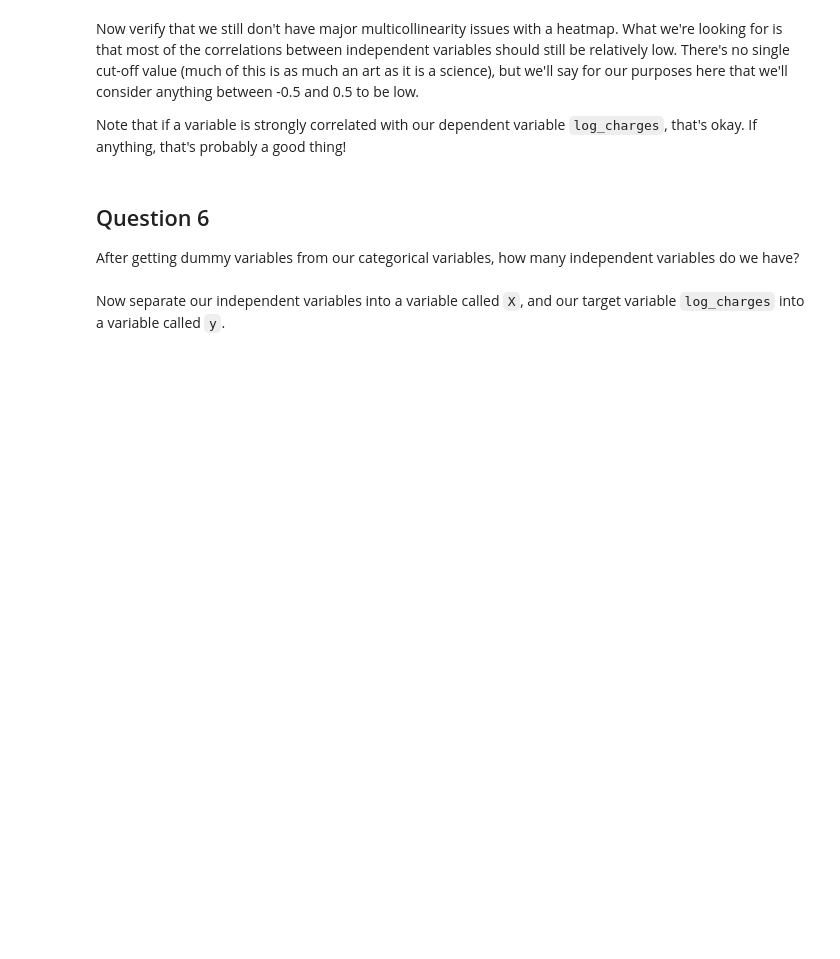
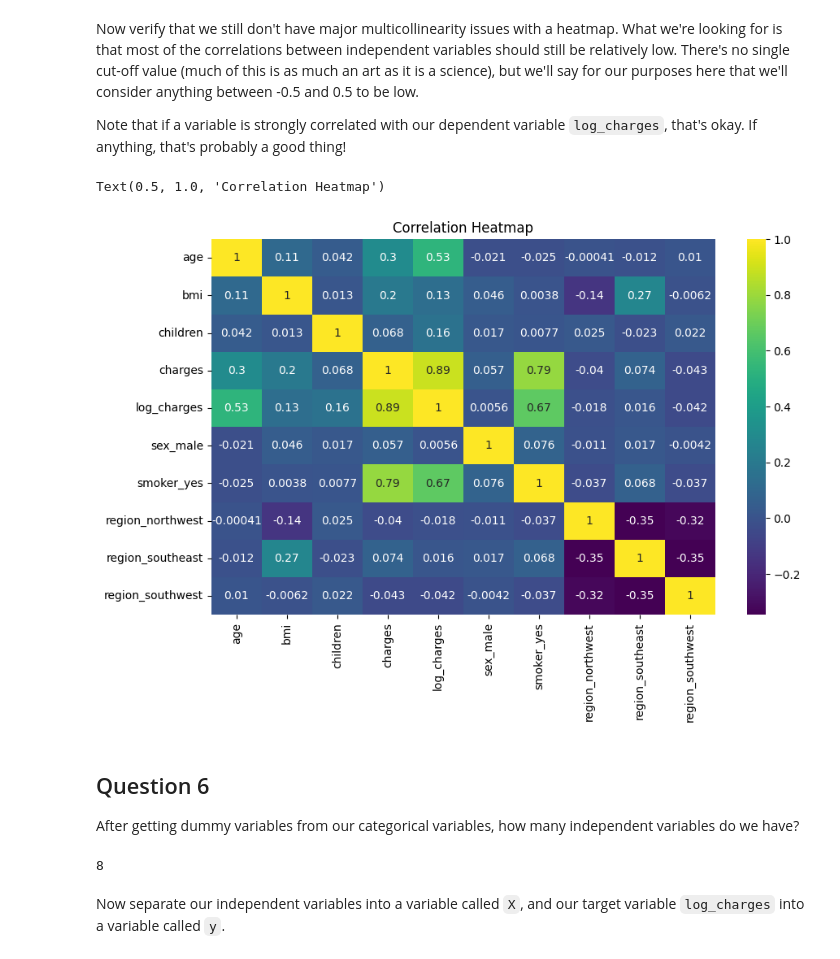
Before and after one commit to josephgitau/September-intake, a Jupyter notebook: insurance pricing prediction.ipynb, the cells around one changed output. Saved outputs shown, nothing was run; the diff lists cells and outputs as text; code cells hidden in the pictures; blank space fills up the shorter version.

```diff
--- a/insurance pricing prediction.ipynb
+++ b/insurance pricing prediction.ipynb
@@ -137,3 +183,5 @@ In this case, we don't have any missing data, so we don't need to do anything ab
 We have 3 categorical variables - sex, smoker, and region. Get dummy variables using pandas, ensuring to use the `drop_first=True` argument to mitigate possible multicollinearity issues. As a result, you should only have one dummy variable for binary values such as `sex` or `smoker`.
 # %%
 # get dummies for sex, smoker, and region
+df = pd.get_dummies(df, columns=['sex', 'smoker', 'region'], drop_first=True)
+df.head(2)
@@ -143,11 +195,20 @@ Now verify that we still don't have major multicollinearity issues with a heatma
 Note that if a variable is strongly correlated with our dependent variable `log_charges`, that's okay. If anything, that's probably a good thing!
 # %%
 # correlation plot heatmap
+plt.figure(figsize=(10, 6))
+sns.heatmap(df.corr(), annot=True, cmap='viridis')
+plt.title('Correlation Heatmap')
+# %% [output]
+Text(0.5, 1.0, 'Correlation Heatmap')
+[figure, added]
 # %% [markdown]
 ## Question 6
 After getting dummy variables from our categorical variables, how many independent variables do we have?
 # %%
 # get number of independent variables
+df.shape[1] - 1
+# %% [output]
+8
 # %% [markdown]
 Now separate our independent variables into a variable called `X`, and our target variable `log_charges` into a variable called `y`.
 # %%
```
Also changed, not shown: parts of 29 cells of this notebook.
